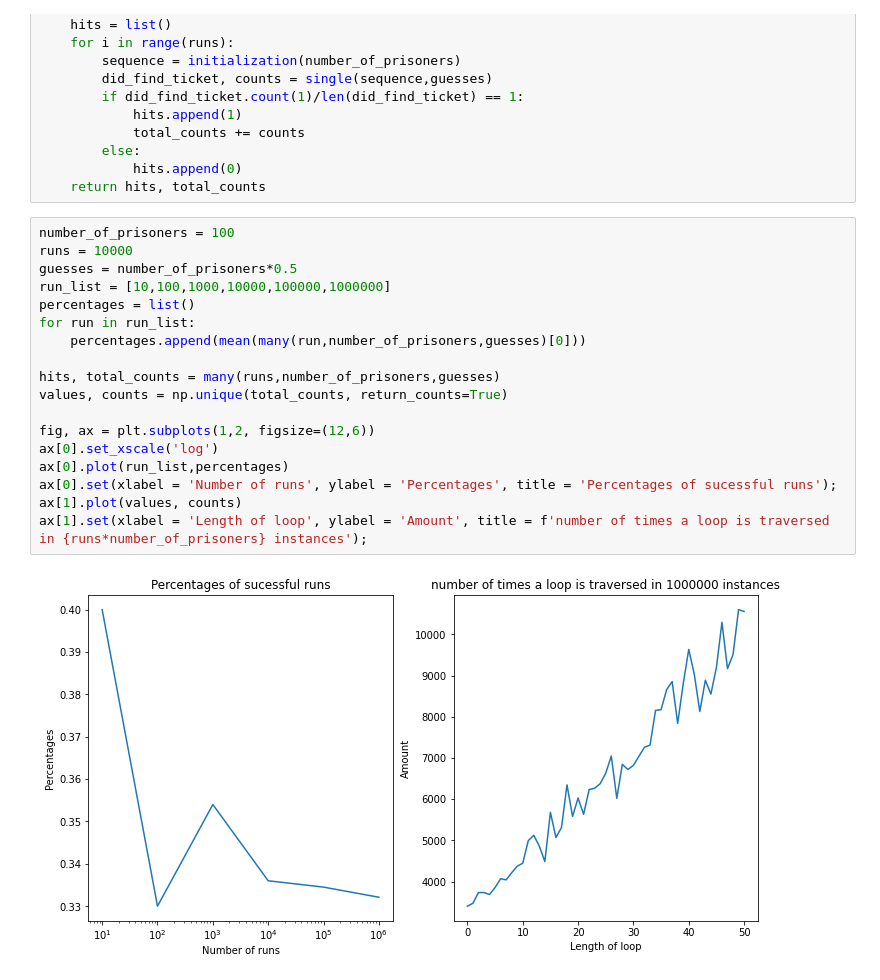
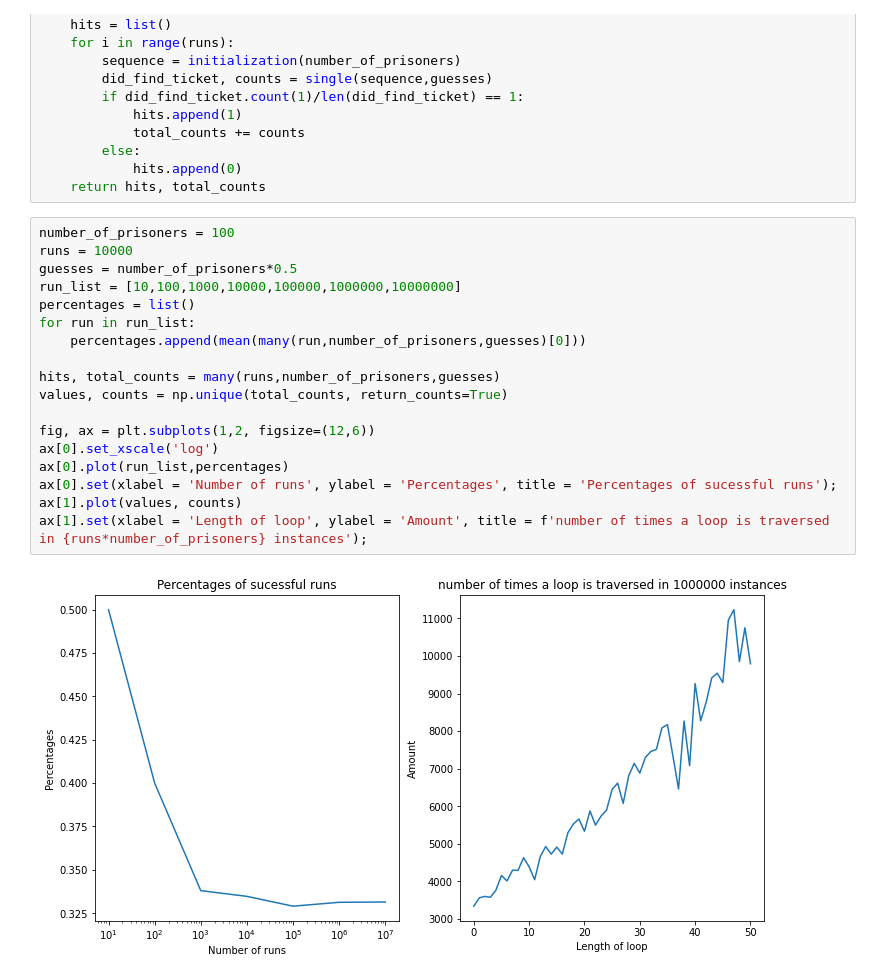
Before and after one commit to JordaanI/SmallPythonProjects, a Jupyter notebook: Prisoner_Dilemma/Main.ipynb, the cells around one changed output. Drawn from its saved outputs; the diff is of its cells as text.

```diff
--- a/Prisoner_Dilemma/Main.ipynb
+++ b/Prisoner_Dilemma/Main.ipynb
@@ -53,20 +53,20 @@ def many(runs,number_of_prisoners,guesses):
 # %%
 number_of_prisoners = 100
 runs = 10000
 guesses = number_of_prisoners*0.5
-run_list = [10,100,1000,10000,100000,1000000]
+run_list = [10,100,1000,10000,100000,1000000,10000000]
 percentages = list()
 for run in run_list:
     percentages.append(mean(many(run,number_of_prisoners,guesses)[0]))
 
 hits, total_counts = many(runs,number_of_prisoners,guesses)
 values, counts = np.unique(total_counts, return_counts=True)
 
 fig, ax = plt.subplots(1,2, figsize=(12,6))
 ax[0].set_xscale('log')
 ax[0].plot(run_list,percentages)
 ax[0].set(xlabel = 'Number of runs', ylabel = 'Percentages', title = 'Percentages of sucessful runs');
 ax[1].plot(values, counts)
 ax[1].set(xlabel = 'Length of loop', ylabel = 'Amount', title = f'number of times a loop is traversed in {runs*number_of_prisoners} instances');
 # %% [output]
-[figure, old version]
+[figure, new version]
```
